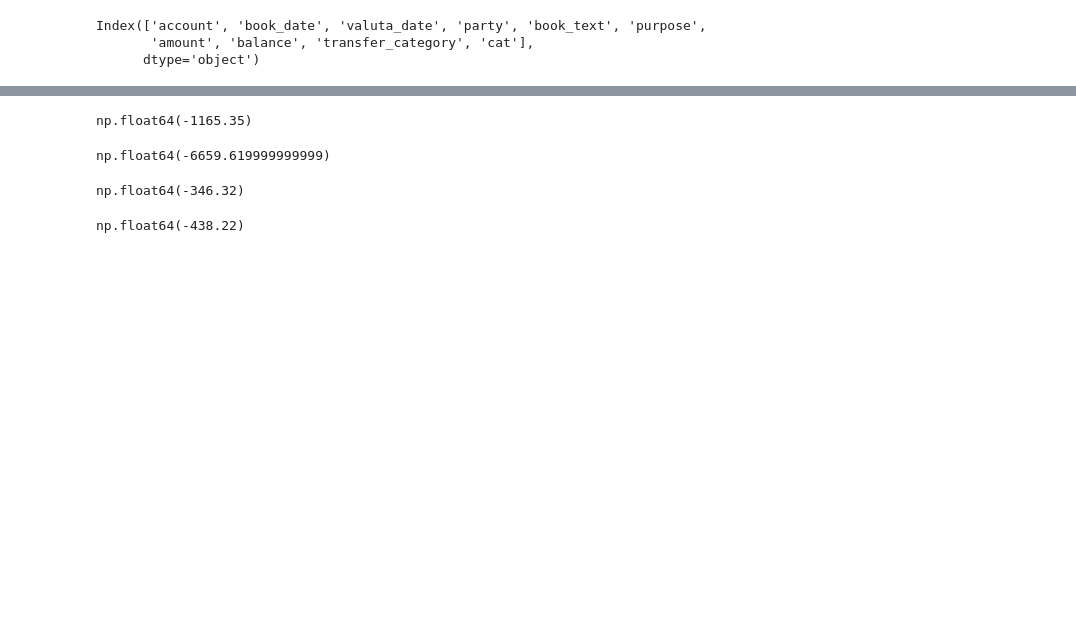
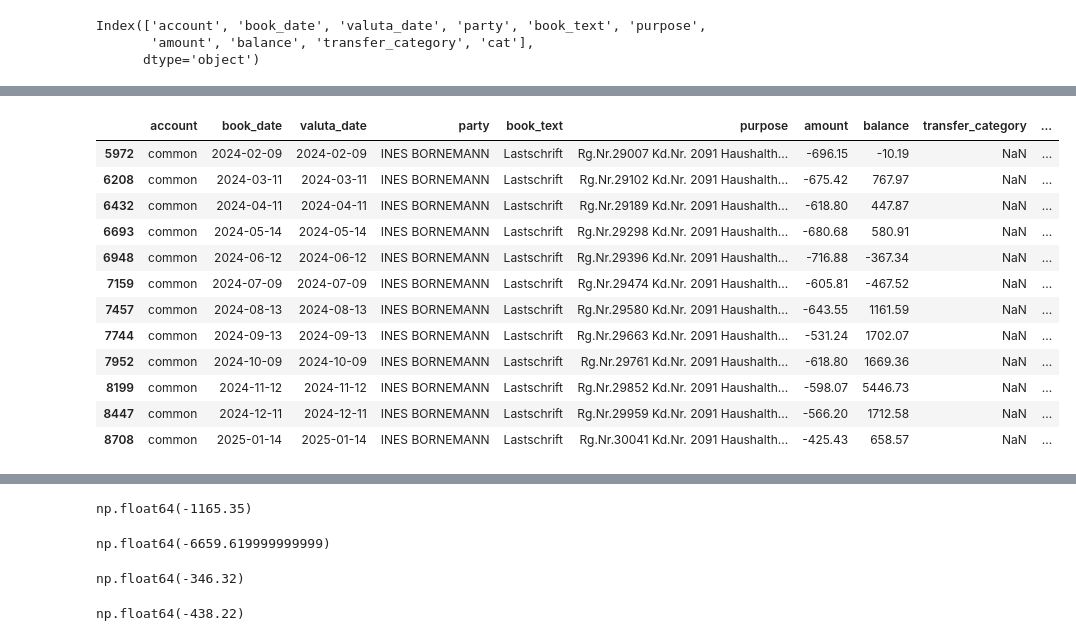
Before and after one commit to anpr/pandacount, a Jupyter notebook: panda_scratch.ipynb, the cells around one changed output, grey strips where cells are left out. Cells and saved outputs as stored; diff of their text form; code cells hidden in the pictures; blank space fills up the shorter version.

```diff
--- a/panda_scratch.ipynb
+++ b/panda_scratch.ipynb
@@ -146,6 +161,25 @@ filtered_df
 df = pc[(pc.account == 'common') & (pc.book_date > datetime.datetime(2023, 2, 1, 0,0,0)) & (pc.book_date < datetime.datetime(2024, 2, 1, 0,0,0))]
 filtered_df = df[df['cat'] == 'wohnen::putzen']
 filtered_df
+# %%
+# Alle wohnen::putzen Ausgaben fr das Jahr 2024
+df = pc[(pc.account == 'common') & (pc.book_date > datetime.datetime(2024, 2, 1, 0,0,0)) & (pc.book_date < datetime.datetime(2025, 2, 1, 0,0,0))]
+filtered_df = df[df['cat'] == 'wohnen::putzen']
+filtered_df
+# %% [output]
+|  | account | book_date | valuta_date | party | book_text | purpose | amount | balance | transfer_category | ... |
+| 5972 | common | 2024-02-09 | 2024-02-09 | INES BORNEMANN | Lastschrift | Rg.Nr.29007 Kd.Nr. 2091 Haushalth... | -696.15 | -10.19 | NaN | ... |
+| 6208 | common | 2024-03-11 | 2024-03-11 | INES BORNEMANN | Lastschrift | Rg.Nr.29102 Kd.Nr. 2091 Haushalth... | -675.42 | 767.97 | NaN | ... |
+| 6432 | common | 2024-04-11 | 2024-04-11 | INES BORNEMANN | Lastschrift | Rg.Nr.29189 Kd.Nr. 2091 Haushalth... | -618.80 | 447.87 | NaN | ... |
+| 6693 | common | 2024-05-14 | 2024-05-14 | INES BORNEMANN | Lastschrift | Rg.Nr.29298 Kd.Nr. 2091 Haushalth... | -680.68 | 580.91 | NaN | ... |
+| 6948 | common | 2024-06-12 | 2024-06-12 | INES BORNEMANN | Lastschrift | Rg.Nr.29396 Kd.Nr. 2091 Haushalth... | -716.88 | -367.34 | NaN | ... |
+| 7159 | common | 2024-07-09 | 2024-07-09 | INES BORNEMANN | Lastschrift | Rg.Nr.29474 Kd.Nr. 2091 Haushalth... | -605.81 | -467.52 | NaN | ... |
+| 7457 | common | 2024-08-13 | 2024-08-13 | INES BORNEMANN | Lastschrift | Rg.Nr.29580 Kd.Nr. 2091 Haushalth... | -643.55 | 1161.59 | NaN | ... |
+| 7744 | common | 2024-09-13 | 2024-09-13 | INES BORNEMANN | Lastschrift | Rg.Nr.29663 Kd.Nr. 2091 Haushalth... | -531.24 | 1702.07 | NaN | ... |
+| 7952 | common | 2024-10-09 | 2024-10-09 | INES BORNEMANN | Lastschrift | Rg.Nr.29761 Kd.Nr. 2091 Haushalth... | -618.80 | 1669.36 | NaN | ... |
+| 8199 | common | 2024-11-12 | 2024-11-12 | INES BORNEMANN | Lastschrift | Rg.Nr.29852 Kd.Nr. 2091 Haushalth... | -598.07 | 5446.73 | NaN | ... |
+| 8447 | common | 2024-12-11 | 2024-12-11 | INES BORNEMANN | Lastschrift | Rg.Nr.29959 Kd.Nr. 2091 Haushalth... | -566.20 | 1712.58 | NaN | ... |
+| 8708 | common | 2025-01-14 | 2025-01-14 | INES BORNEMANN | Lastschrift | Rg.Nr.30041 Kd.Nr. 2091 Haushalth... | -425.43 | 658.57 | NaN | ... |
 # %%
 # Arbeitszimmer 2024: Darlehenszinsen
 pc[(pc.book_date.dt.year == 2024) & (pc.account == 'common') & (pc.purpose.str.contains('Tilgung', case=False, na=False)) & pc.purpose.str.contains('Leistung')]
```
Also changed, not shown: parts of 1 cell of this notebook, 1 other file.
